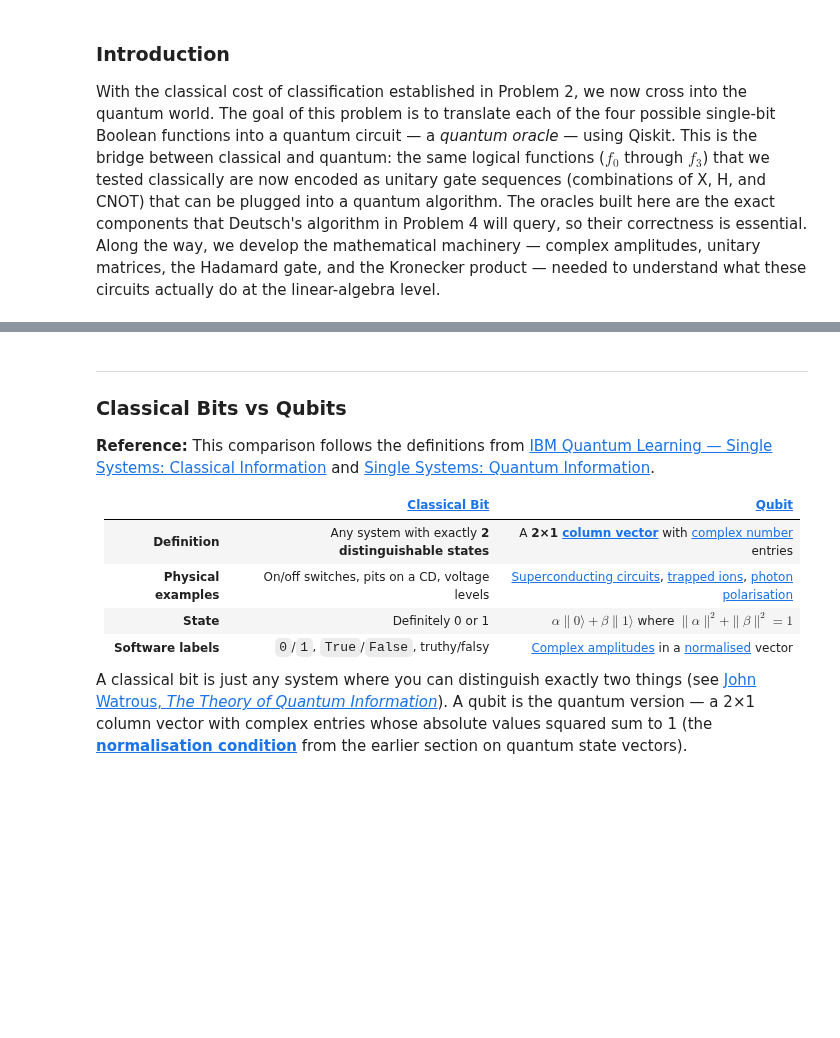
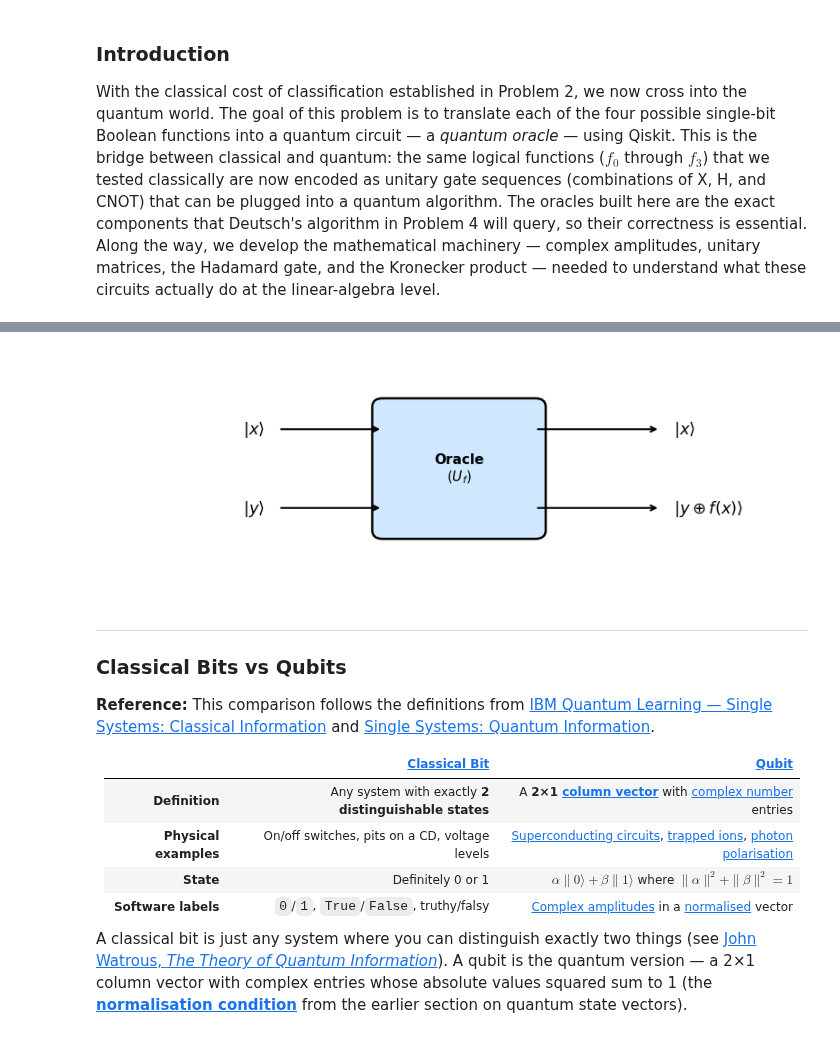
Before and after one commit to TiffanyYongNgikChee/emerging-technologies, a Jupyter notebook: problems.ipynb, the cells around one changed output, grey strips where cells are left out. Cells and saved outputs as stored; diff of their text form; code cells hidden in the pictures; blank space fills up the shorter version.

Commit message:
Add quantum oracle circuit diagram to Problem 3 introduction

```diff
--- a/problems.ipynb
+++ b/problems.ipynb
@@ -1818,3 +1837,43 @@ With the classical cost of classification established in Problem 2, we now cross
+# %%
+fig, ax = plt.subplots(figsize=(8, 2.8))
+ax.set_xlim(0, 10)
+ax.set_ylim(0, 4)
+ax.axis('off')
+
+# --- Oracle box (centre) ---
+oracle_box = mpatches.FancyBboxPatch(
+    (4.0, 0.9), 2.2, 2.2,
+    boxstyle="round,pad=0.15",
+    linewidth=1.8, edgecolor='black', facecolor='#d0e8ff'
+)
+ax.add_patch(oracle_box)
+ax.text(5.1, 2.0, r'Oracle' + '\n' + r'$(U_f)$',
+        ha='center', va='center', fontsize=11, fontweight='bold')
+
+# --- Input wires: x (top) and y (bottom) ---
+ax.annotate('', xy=(4.0, 2.7), xytext=(2.5, 2.7),
+            arrowprops=dict(arrowstyle='->', color='black', lw=1.5))
+ax.annotate('', xy=(4.0, 1.3), xytext=(2.5, 1.3),
+            arrowprops=dict(arrowstyle='->', color='black', lw=1.5))
+
+# --- Output wires: x (top) and y⊕f(x) (bottom) ---
+ax.annotate('', xy=(8.0, 2.7), xytext=(6.2, 2.7),
+            arrowprops=dict(arrowstyle='->', color='black', lw=1.5))
+ax.annotate('', xy=(8.0, 1.3), xytext=(6.2, 1.3),
+            arrowprops=dict(arrowstyle='->', color='black', lw=1.5))
+
+# --- Input labels (left, same column) ---
+ax.text(2.3, 2.7, r'$|x\rangle$', ha='right', va='center', fontsize=13)
+ax.text(2.3, 1.3, r'$|y\rangle$', ha='right', va='center', fontsize=13)
+
+# --- Output labels (right, same column) ---
+ax.text(8.2, 2.7, r'$|x\rangle$',          ha='left', va='center', fontsize=13)
+ax.text(8.2, 1.3, r'$|y \oplus f(x)\rangle$', ha='left', va='center', fontsize=13)
+
+plt.tight_layout()
+plt.show()
+# %% [output]
+[figure, added]
 # %% [markdown]
 ---
 
```
Also changed, not shown: parts of 7 cells of this notebook.
